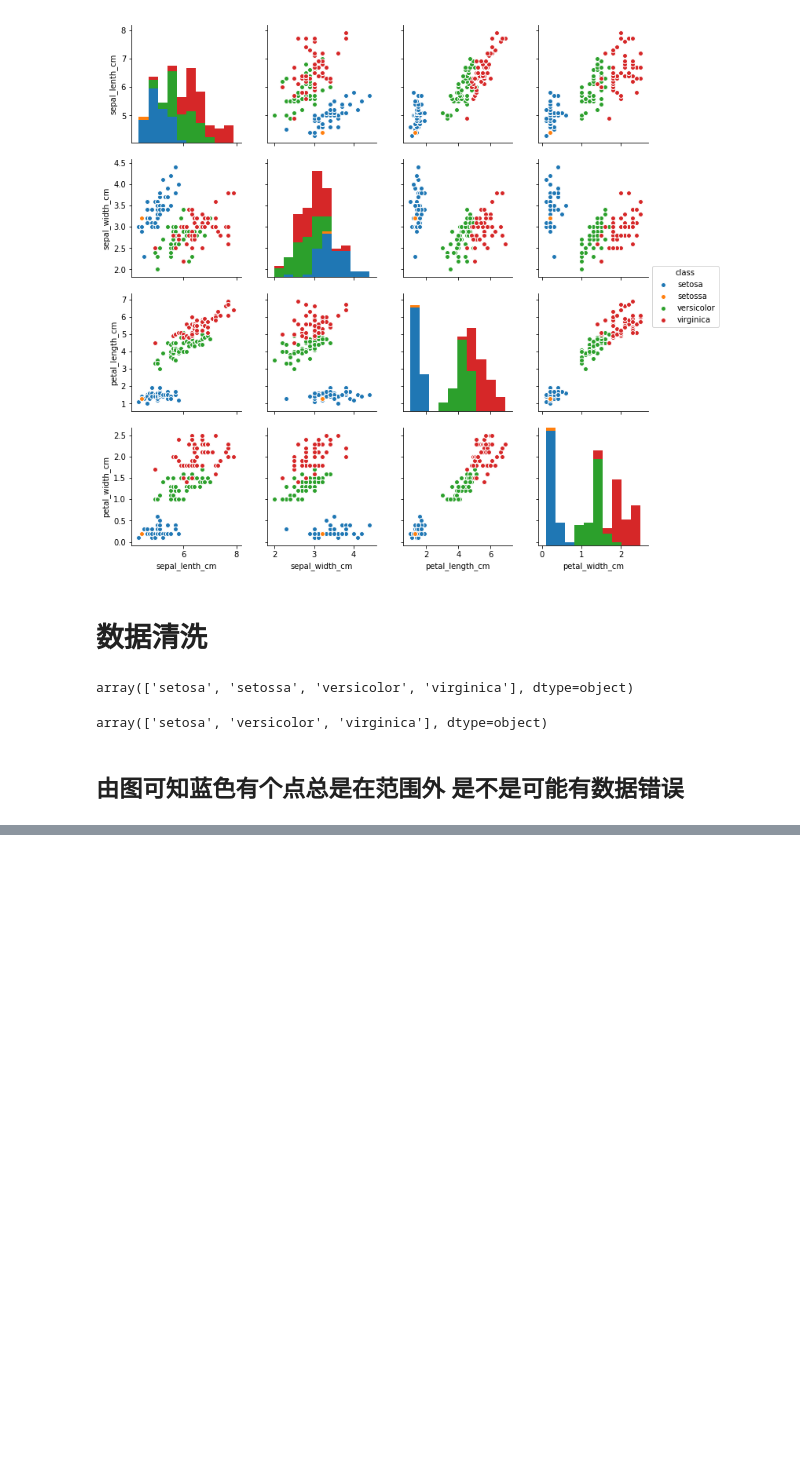
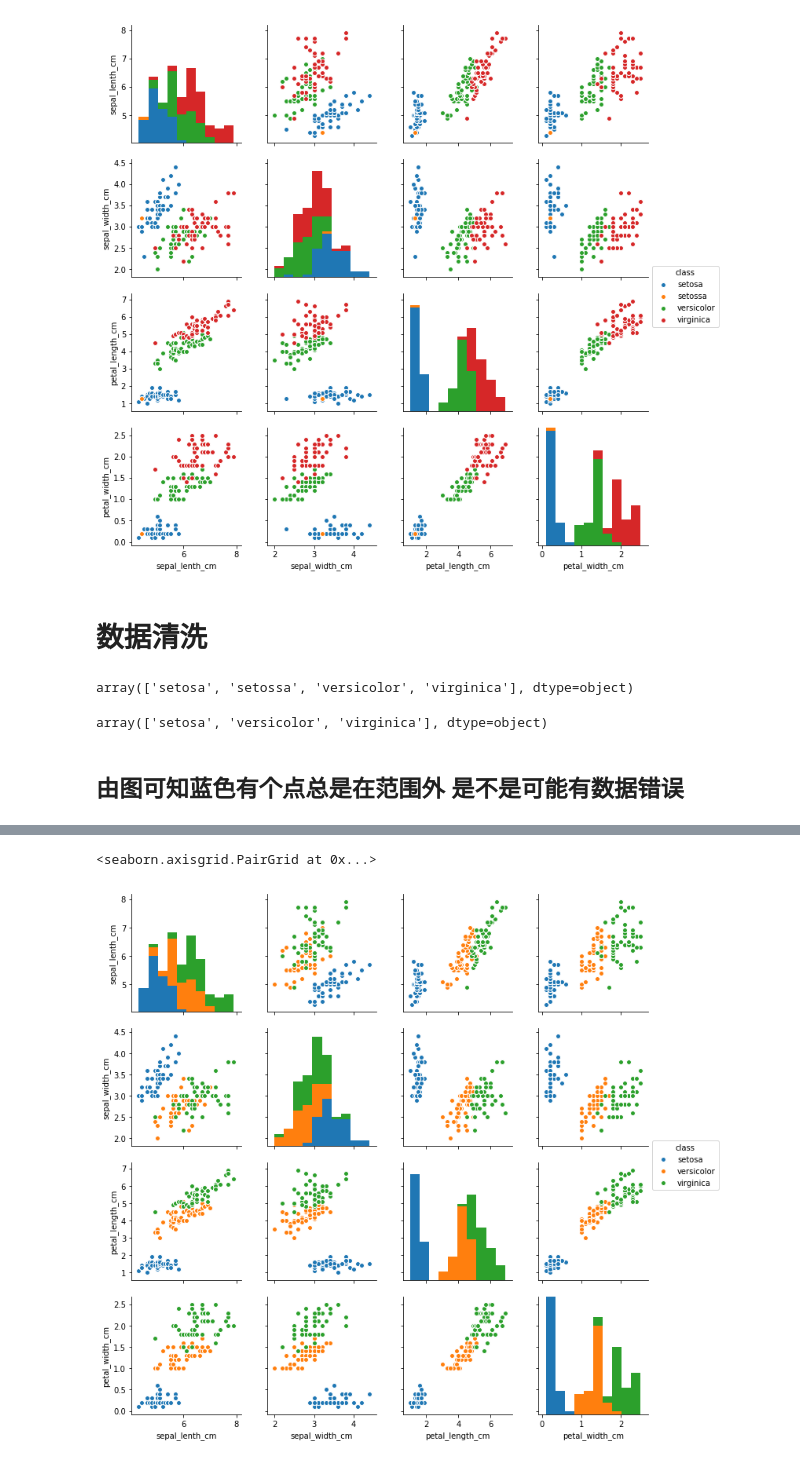
Before and after one commit to naginoa/Data-mining, a Jupyter notebook: 蝴蝶花(iris)分类案例/Iris.ipynb, the cells around one changed output, grey strips where cells are left out. Saved outputs shown, nothing was run; the diff lists cells and outputs as text; code cells hidden in the pictures; blank space fills up the shorter version.

```diff
--- a/蝴蝶花(iris)分类案例/Iris.ipynb
+++ b/蝴蝶花(iris)分类案例/Iris.ipynb
@@ -80,0 +84,7 @@ Name: petal_width_cm, dtype: float64
+# %%
+clean_df = pd.read_csv('Iris_clean.csv')
+# %%
+sb.pairplot(clean_df, hue='class')
+# %% [output]
+<seaborn.axisgrid.PairGrid at 0x...>
+[figure, added]
```
Also changed, not shown: parts of 4 cells of this notebook.
